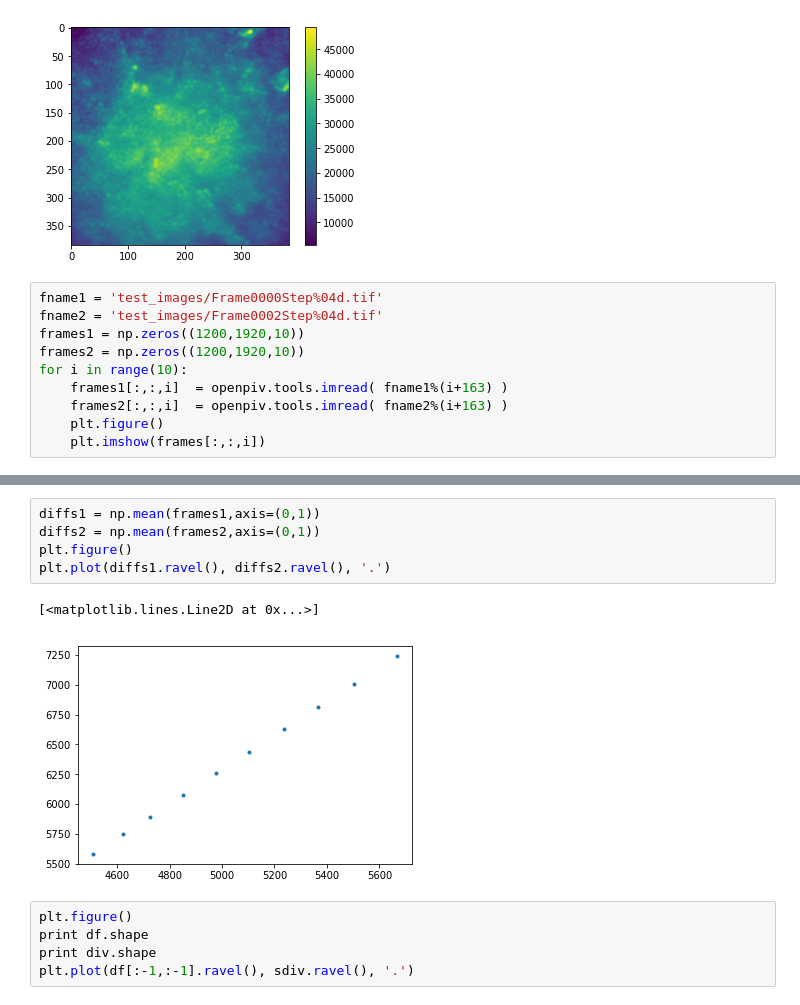
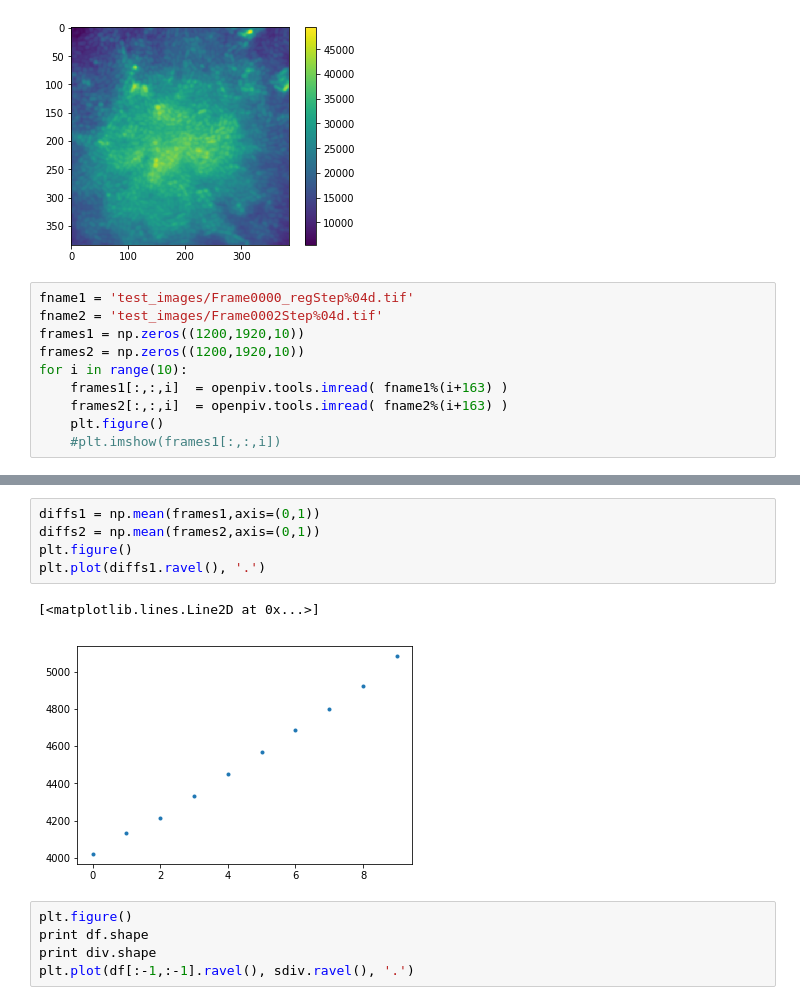
Before and after one commit to RudgeLab/piv, a Jupyter notebook: microscopy_analysis_testing.ipynb, the cells around one changed output, grey strips where cells are left out. Saved outputs shown, nothing was run; the diff lists cells and outputs as text.

```diff
--- a/microscopy_analysis_testing.ipynb
+++ b/microscopy_analysis_testing.ipynb
@@ -333,7 +346,7 @@ plt.colorbar()
 [figure]
 [figure]
 # %%
-fname1 = 'test_images/Frame0000Step%04d.tif'
+fname1 = 'test_images/Frame0000_regStep%04d.tif'
 fname2 = 'test_images/Frame0002Step%04d.tif'
 frames1 = np.zeros((1200,1920,10))
 frames2 = np.zeros((1200,1920,10))
@@ -341,5 +354,5 @@ for i in range(10):
     frames1[:,:,i]  = openpiv.tools.imread( fname1%(i+163) )
     frames2[:,:,i]  = openpiv.tools.imread( fname2%(i+163) )
     plt.figure()
-    plt.imshow(frames[:,:,i])
+    #plt.imshow(frames1[:,:,i])
 # %% [output]
@@ -356,11 +369,11 @@ for i in range(10):
 # %%
 diffs1 = np.mean(frames1,axis=(0,1))
 diffs2 = np.mean(frames2,axis=(0,1))
 plt.figure()
-plt.plot(diffs1.ravel(), diffs2.ravel(), '.')
+plt.plot(diffs1.ravel(), '.')
 # %% [output]
 [<matplotlib.lines.Line2D at 0x...>]
-[figure, old version]
+[figure, new version]
 # %%
 plt.figure()
 print df.shape
```
Also changed, not shown: parts of 19 cells of this notebook, 24 other files.
